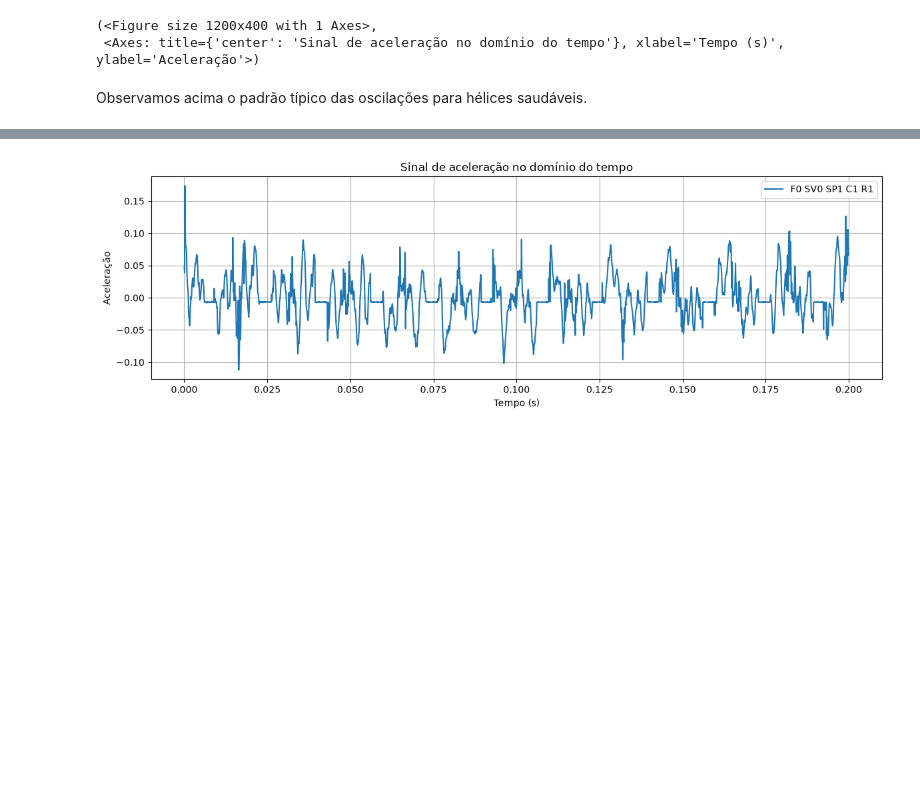
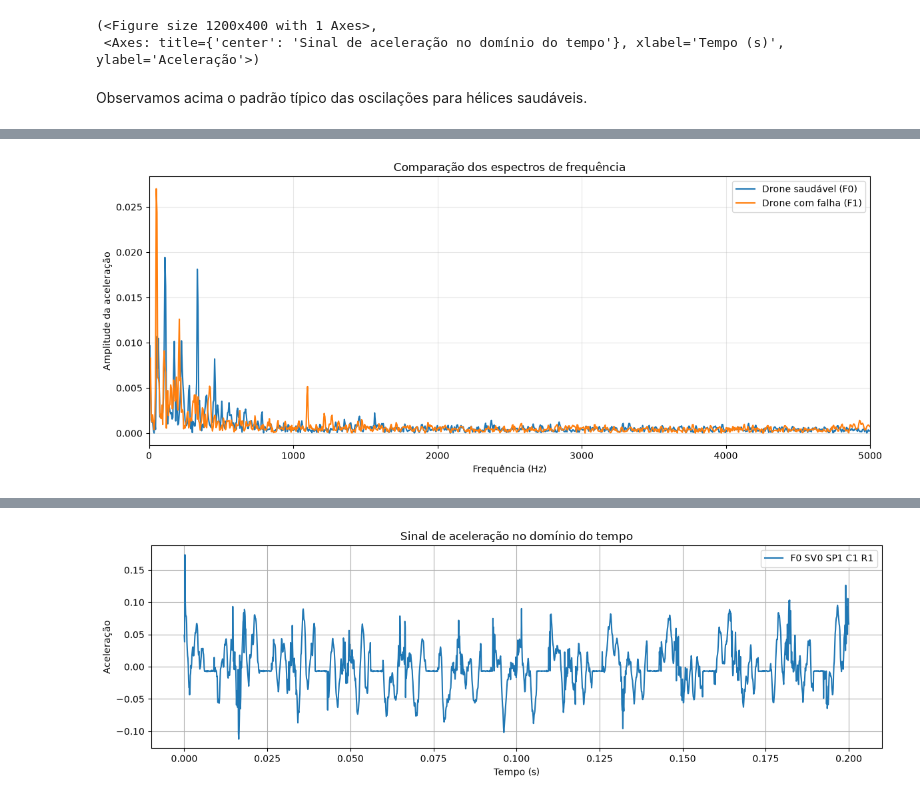
Before and after one commit to SillyGo/projeto-sinais, a Jupyter notebook: src/primeira_entrega/analise_no_dominio_da_frequencia.ipynb, the cells around one changed output, grey strips where cells are left out. Cells and saved outputs as stored; diff of their text form; code cells hidden in the pictures; blank space fills up the shorter version.

```diff
--- a/src/primeira_entrega/analise_no_dominio_da_frequencia.ipynb
+++ b/src/primeira_entrega/analise_no_dominio_da_frequencia.ipynb
@@ -119,25 +119,75 @@ def plot_fft(datasets, fs=10000):
     plt.tight_layout()
     plt.show()
 
-def FFT_analysis(signal, dataset):
-    # Parâmetros de aquisição
-    fs = 1000.0  # Taxa de amostragem em Hz (1KHz segundo o artigo do DronePropA)
-    T = 1.0 / fs  # Período de amostragem
-    N = dataset.shape[0]  # Número de amostras no sinal
-    t = np.linspace(0.0, N * T, N, endpoint=False)
 
-    # Pré-processamento: Remover componente DC (média / gravidade)
+
+def FFT_analysis(signal, fs=10000):
+    #Converte o sinal em um vetor
+    signal = np.asarray(signal).squeeze()
+    N = len(signal)
+
+    #Remove a componente DC (valor médio)
     signal_sem_dc = signal - np.mean(signal)
 
-    # Aplicar janela de Hann (reduz distorções nas bordas do sinal)
+    #Janela de Hann
     janela = np.hanning(N)
     sinal_janelado = signal_sem_dc * janela
 
-    # Calcular o FFT com numpy (usando rfft pois o sinal é real)
-    amplitudes = np.fft.rfft(sinal_janelado)
-    frequencias = np.fft.rfftfreq(N, d=T)
+    #Calcular FFT unilateral real
+    fft_valores = np.fft.rfft(sinal_janelado)
 
-    # 5. Calcular a amplitude real (normalizada e compensando a janela de Hann)
-    amplitude = (2.0 / N) * np.abs(amplitudes) * 2.0  # Fator 2 extra compensa a janela de Hann
+    #Construir eixo de frequências
+    frequencias = np.fft.rfftfreq(N, d=1/fs)
 
-    return amplitudes, frequencias
+    #Normalização pela soma da janela
+    amplitude = np.abs(fft_valores) / np.sum(janela)
+
+    # Duplicar componentes de frequências positivas,
+    # exceto DC e Nyquist (quando N é par)
+    if N % 2 == 0:
+        amplitude[1:-1] *= 2
+    else:
+        amplitude[1:] *= 2
+
+    return amplitude, frequencias
+
+
+
+def plot_fft_comparativa(dataset_f0, dataset_f1, fs=10000):
+
+    fig, ax = plt.subplots(figsize=(12, 5))
+
+    registros = [
+        (dataset_f0[0], "Drone saudável (F0)"),
+        (dataset_f1[0], "Drone com falha (F1)")
+    ]
+
+    for record, label in registros:
+        sinal = np.asarray(record[0]).squeeze()
+
+        amplitude, frequencias = FFT_analysis(sinal, fs)
+
+        ax.plot(frequencias, amplitude, label=label)
+
+        N = len(sinal)
+        delta_f = fs / N
+
+        print(f"{label}:")
+        print(f"  Número de amostras: {N}")
+        print(f"  Resolução: {delta_f:.3f} Hz")
+        print(f"  Nyquist: {fs/2:.1f} Hz")
+        print()
+
+    ax.set_title("Comparação dos espectros de frequência")
+    ax.set_xlabel("Frequência (Hz)")
+    ax.set_ylabel("Amplitude da aceleração")
+    ax.set_xlim(0, fs / 2)
+    ax.grid(True, alpha=0.3)
+    ax.legend()
+
+    plt.tight_layout()
+    plt.show()
+
+
+plot_fft_comparativa(dataset_f0_small, dataset_f1_small)
+# %% [output]
@@ -143,0 +203 @@ def FFT_analysis(signal, dataset):
+[figure, added]
```
Also changed, not shown: parts of 23 cells of this notebook, 1 other file.
